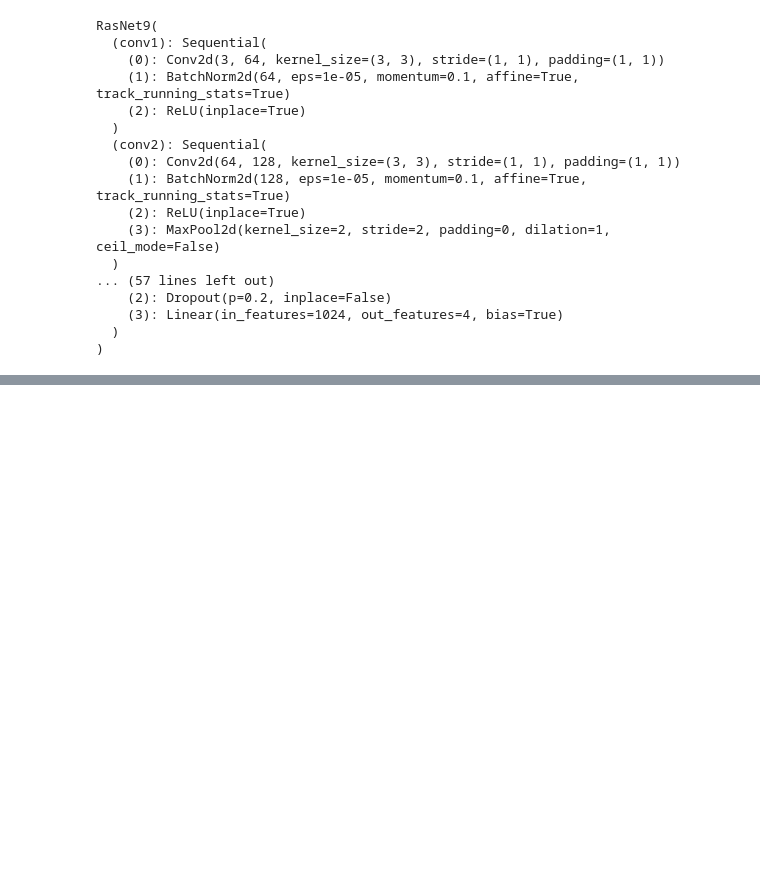
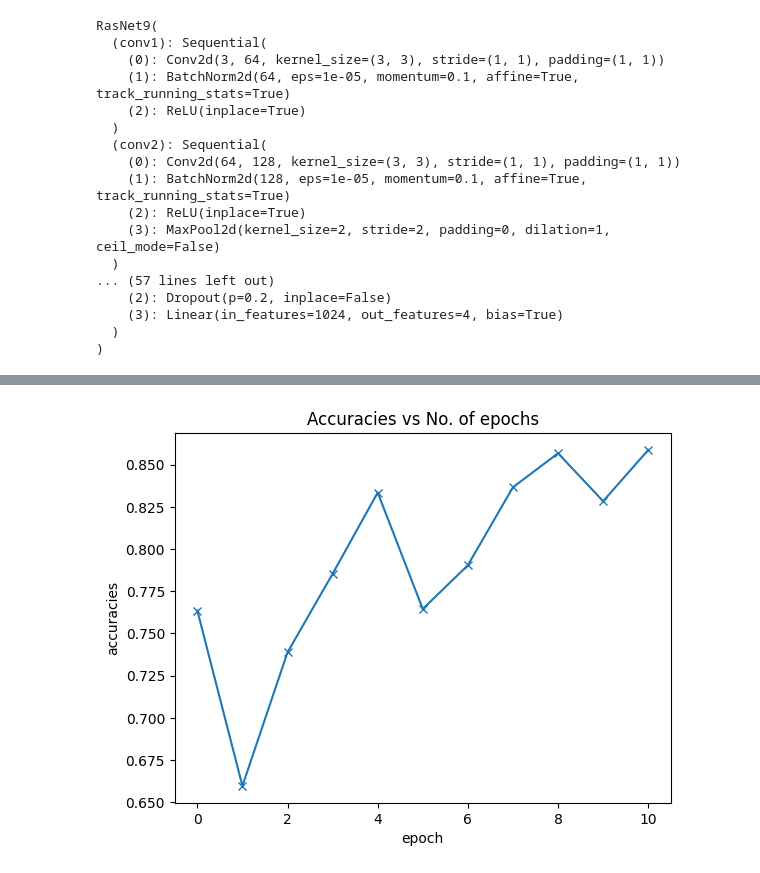
Before and after one commit to saadur1998/COVID-DETECTION, a Jupyter notebook: CovidData_training.ipynb, the cells around one changed output, grey strips where cells are left out. Saved outputs shown, nothing was run; the diff lists cells and outputs as text; code cells hidden in the pictures; blank space fills up the shorter version.

Commit message:
Update CovidData_training.ipynb
Trained the model, plotted accuracy and losses, and tested the model

```diff
--- a/CovidData_training.ipynb
+++ b/CovidData_training.ipynb
@@ -259,3 +259,6 @@ def fit_one_cycle(epochs, max_lr, model, train_loader, val_loader, weight_decay=
     model.epoch_end(epoch, result)
     history.append(result)
   return history
+# %%
+history = [evaluate(model, dl_valid)]
+history
@@ -261,0 +267,10 @@ def fit_one_cycle(epochs, max_lr, model, train_loader, val_loader, weight_decay=
+# %%
+epochs = 10
+max_lr = 0.001
+grad_clip = 0.1
+weight_decay = 1e-4
+opt_func = torch.optim.Adam
+# %%
+%%time
+history += fit_one_cycle(epochs, max_lr, model, dl_train, dl_valid,
+                  weight_decay, grad_clip, opt_func)
@@ -261,0 +290,11 @@ def fit_one_cycle(epochs, max_lr, model, train_loader, val_loader, weight_decay=
+# %%
+def plot_accuracies(history):
+  accuracies = [x['val_acc'] for x in history]
+  plt.plot(accuracies, '-x')
+  plt.xlabel('epoch')
+  plt.ylabel('accuracies')
+  plt.title('Accuracies vs No. of epochs')
+# %%
+plot_accuracies(history)
+# %% [output]
+[figure, added]
```
Also changed, not shown: parts of 16 cells of this notebook.
